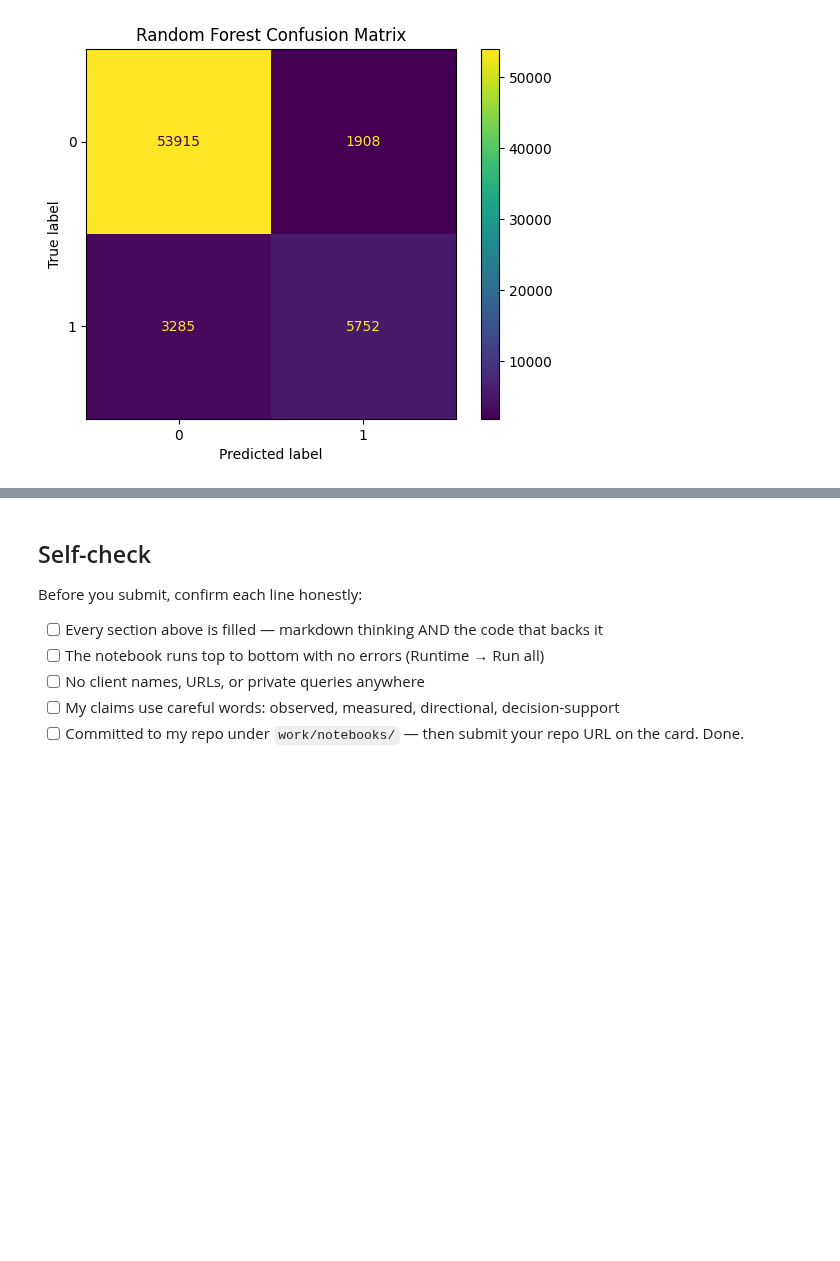
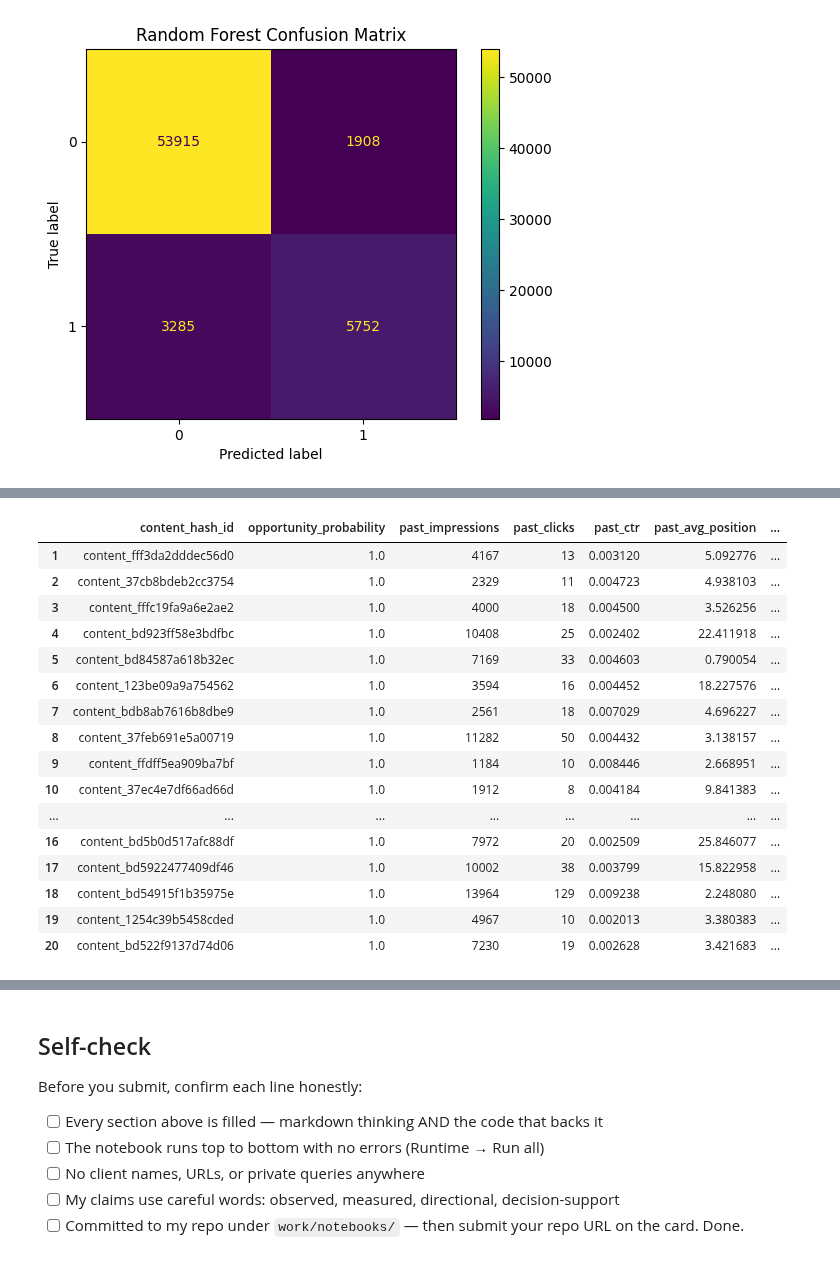
Before and after one commit to asherkashif/flyrank-ml-internship, a Jupyter notebook: work/notebooks/capstone.ipynb, the cells around one changed output, grey strips where cells are left out. Drawn from its saved outputs; the diff is of its cells as text; code cells hidden in the pictures; blank space fills up the shorter version.

```diff
--- a/work/notebooks/capstone.ipynb
+++ b/work/notebooks/capstone.ipynb
@@ -1334,0 +1395,63 @@ plt.show()
+# %%
+def get_reason(row):
+
+    reasons = []
+
+    if row["past_impressions"] > model_df["past_impressions"].median():
+        reasons.append("high visibility")
+
+    if row["past_ctr"] < model_df["past_ctr"].median():
+        reasons.append("low CTR")
+
+    if row["past_avg_position"] > model_df["past_avg_position"].median():
+        reasons.append("weaker average position")
+
+    if row["past_clicks"] == 0:
+        reasons.append("no historical clicks")
+
+    if not reasons:
+        reasons.append("model-ranked opportunity")
+
+    return ", ".join(reasons)
+
+
+top20_recommendations["reason"] = (
+    top20_recommendations.apply(
+        get_reason,
+        axis=1
+    )
+)
+# %%
+final_recommendations = top20_recommendations[
+    [
+        "content_hash_id",
+        "opportunity_probability",
+        "past_impressions",
+        "past_clicks",
+        "past_ctr",
+        "past_avg_position",
+        "reason"
+    ]
+].copy()
+
+final_recommendations.index = range(1, len(final_recommendations) + 1)
+
+display(final_recommendations)
+# %% [output]
+|  | content_hash_id | opportunity_probability | past_impressions | past_clicks | past_ctr | past_avg_position | ... |
+| 1 | content_fff3da2dddec56d0 | 1.0 | 4167 | 13 | 0.003120 | 5.092776 | ... |
+| 2 | content_37cb8bdeb2cc3754 | 1.0 | 2329 | 11 | 0.004723 | 4.938103 | ... |
+| 3 | content_fffc19fa9a6e2ae2 | 1.0 | 4000 | 18 | 0.004500 | 3.526256 | ... |
+| 4 | content_bd923ff58e3bdfbc | 1.0 | 10408 | 25 | 0.002402 | 22.411918 | ... |
+| 5 | content_bd84587a618b32ec | 1.0 | 7169 | 33 | 0.004603 | 0.790054 | ... |
+| 6 | content_123be09a9a754562 | 1.0 | 3594 | 16 | 0.004452 | 18.227576 | ... |
+| 7 | content_bdb8ab7616b8dbe9 | 1.0 | 2561 | 18 | 0.007029 | 4.696227 | ... |
+| 8 | content_37feb691e5a00719 | 1.0 | 11282 | 50 | 0.004432 | 3.138157 | ... |
+| 9 | content_ffdff5ea909ba7bf | 1.0 | 1184 | 10 | 0.008446 | 2.668951 | ... |
+| 10 | content_37ec4e7df66ad66d | 1.0 | 1912 | 8 | 0.004184 | 9.841383 | ... |
+| ... | ... | ... | ... | ... | ... | ... | ... |
+| 16 | content_bd5b0d517afc88df | 1.0 | 7972 | 20 | 0.002509 | 25.846077 | ... |
+| 17 | content_bd5922477409df46 | 1.0 | 10002 | 38 | 0.003799 | 15.822958 | ... |
+| 18 | content_bd54915f1b35975e | 1.0 | 13964 | 129 | 0.009238 | 2.248080 | ... |
+| 19 | content_1254c39b5458cded | 1.0 | 4967 | 10 | 0.002013 | 3.380383 | ... |
+| 20 | content_bd522f9137d74d06 | 1.0 | 7230 | 19 | 0.002628 | 3.421683 | ... |
```
Also changed, not shown: parts of 17 cells of this notebook.
